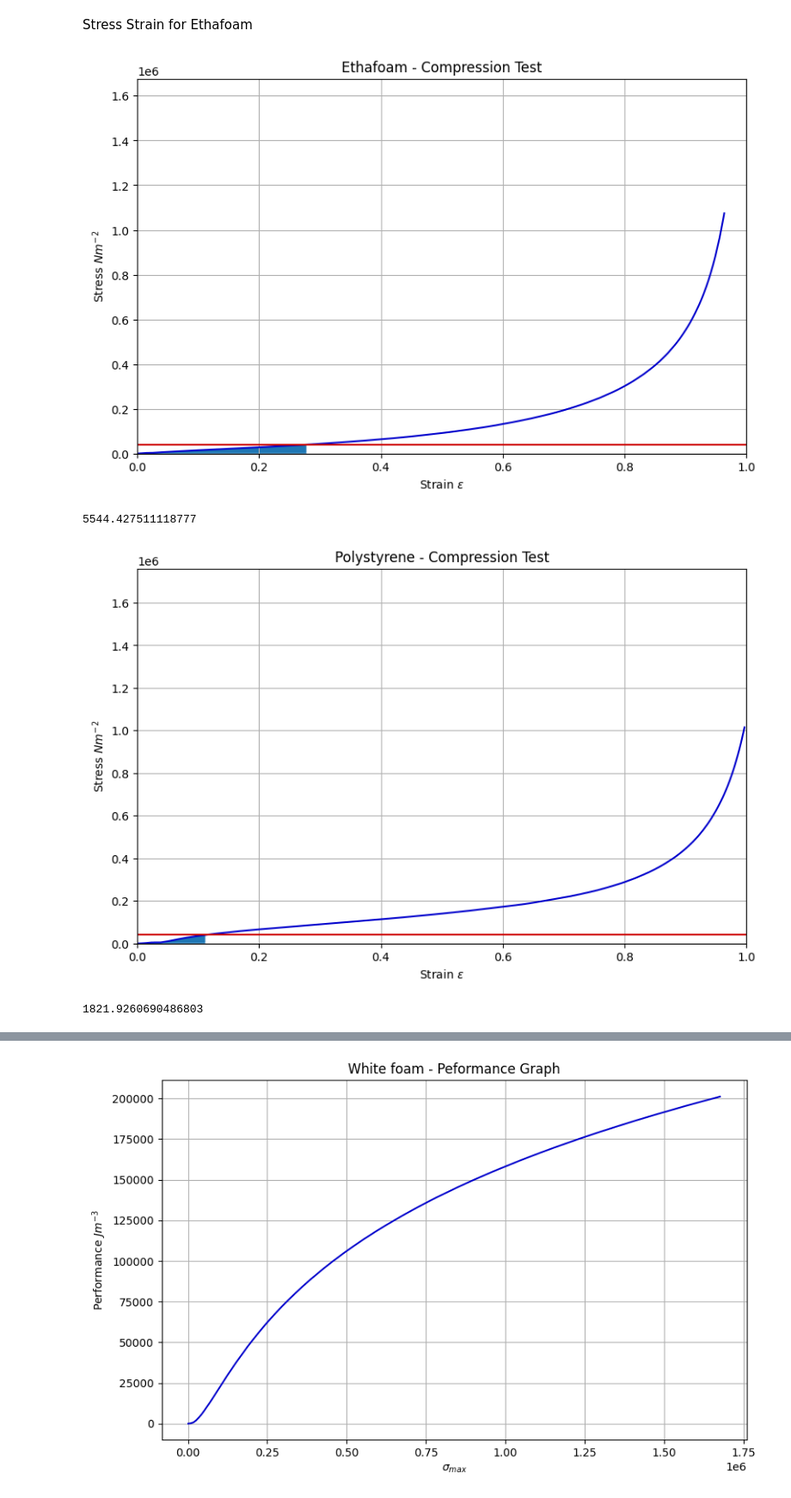
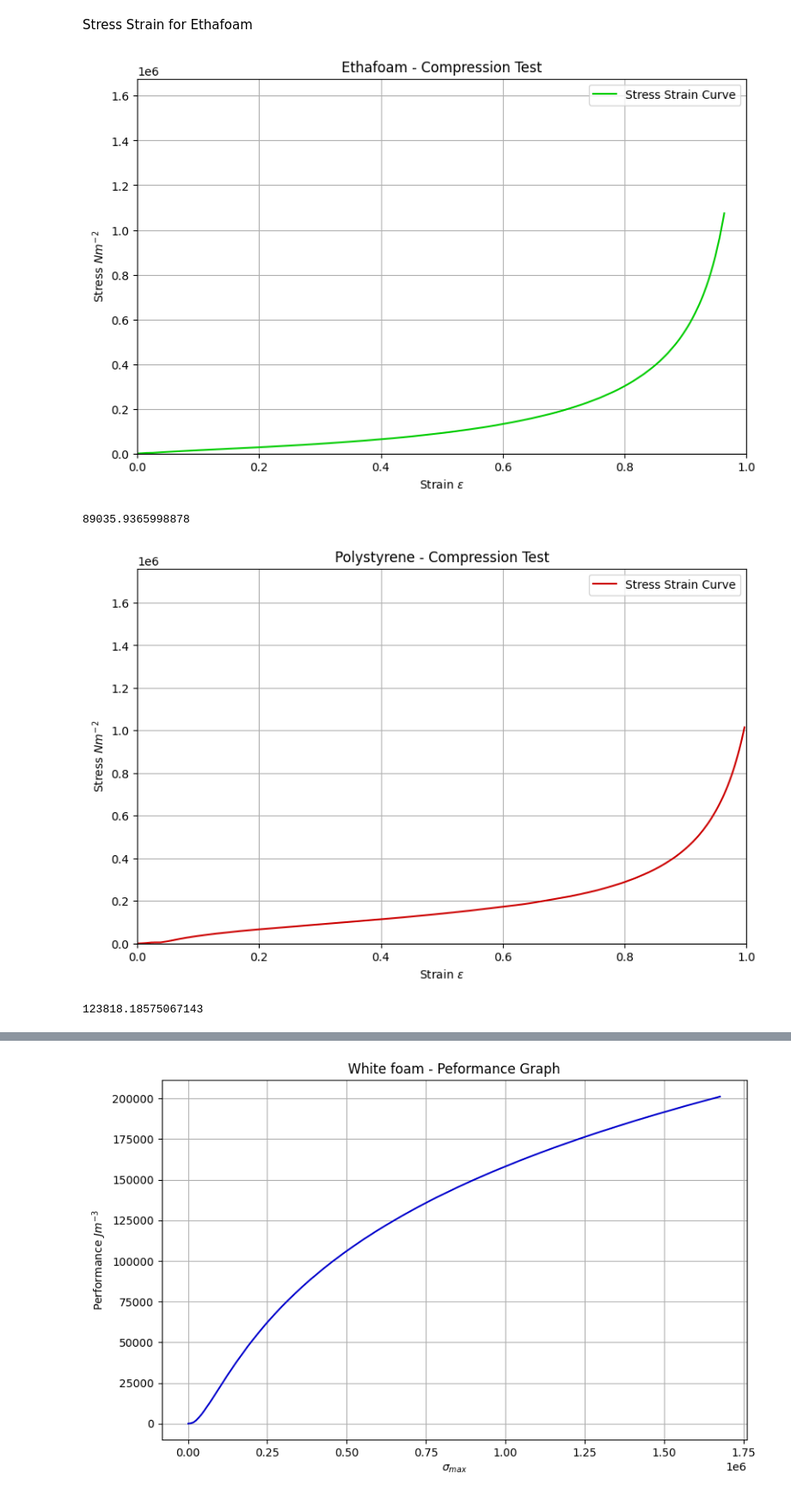
Before and after one commit to JRT03/PackingFoam_Project, a Jupyter notebook: Stress_strain_curves.ipynb, the cells around one changed output, grey strips where cells are left out. Shown: that part at 86% size. Saved outputs shown, nothing was run; the diff lists cells and outputs as text; code cells hidden in the pictures.

Commit message:
Colored stress strain curves

```diff
--- a/Stress_strain_curves.ipynb
+++ b/Stress_strain_curves.ipynb
@@ -56,6 +59,6 @@ plt.xlim(0,20)
 # %%
 
-sigmax = 0.04e6
+sigmax = 0.4e6
 strain_white = (F_dis_white[14:,0] - 0.10827) *(1/20)
 stress_white = (F_dis_white[14:,1] - 0.92613) *(1/(1237.8e-6))
 threshold = find_threshold(sigmax,stress_white)
@@ -63,16 +66,19 @@ area , final_strain = area_up_to_sigmax(stress_white,strain_white,sigmax)
 
 x = np.arange(0,1,0.001)
 max_stress = np.ones(len(x))*sigmax
+
 plt.figure(figsize=(9.5,6),dpi=100)
 plt.grid()
-plt.plot(strain_white,stress_white,'-',linewidth=1.5,color = [0, 0, 0.8])
-plt.plot(x,max_stress,'-',linewidth=1.5,color =[0.8,0,0])
+plt.plot(strain_white,stress_white,'-',linewidth=1.5,color = [0, 0, 0.8],label='Stress Strain Curve')
+#plt.plot(x,max_stress,'-',linewidth=1.5,color =[0.63,0.13,0.94],label = 'Maximum stress allowable - $\sigma_{max}$')
 plt.xlabel('Strain $\epsilon$')
 plt.ylabel('Stress $Nm^{-2}$')
 plt.title('White Foam - Compression Test')
 plt.ylim(0,1.05*stress_white[-1])
 plt.xlim(0,1)
-plt.fill_between(strain_white,stress_white, where=(strain_white <= final_strain))
+#plt.fill_between(strain_white,stress_white, where=(strain_white <= final_strain))
+plt.legend()
+plt.savefig('WhiteFoam_compression.png')
 plt.show()
 
 print('The error in the stress value by using the data point just below')
@@ -96,28 +102,28 @@ Stress Strain for Ethafoam
 # %%
 F_dis_etha = genfromtxt('Ethafoam.csv',delimiter=',')
 
 strain_etha = (F_dis_etha[21:,0]-0.06648) *(1/27)
 stress_etha = (F_dis_etha[21:,1]-0.97544) *(1/(2.0228e-3))
 threshold = find_threshold(sigmax,stress_etha)
 area , final_strain = area_up_to_sigmax(stress_etha,strain_etha,sigmax)
 
-x = np.arange(0,1,0.001)
-max_stress = np.ones(len(x))*sigmax
 plt.figure(figsize=(9.5,6),dpi=100)
 plt.grid()
-plt.plot(strain_etha,stress_etha,'-',linewidth=1.5,color = [0, 0, 0.8])
-plt.plot(x,max_stress,'-',linewidth=1.5,color =[0.8,0,0])
+plt.plot(strain_etha,stress_etha,'-',linewidth=1.5,color = [0, 0.8, 0],label='Stress Strain Curve')
+#plt.plot(x,max_stress,'-',linewidth=1.5,color =[0.8,0,0],label = 'Maximum stress allowable - $\sigma_{max}$')
 plt.xlabel('Strain $\epsilon$')
 plt.ylabel('Stress $Nm^{-2}$')
 plt.title('Ethafoam - Compression Test')
 plt.ylim(0,stress_white[-1])
 plt.xlim(0,1)
-plt.fill_between(strain_etha,stress_etha, where=(strain_etha <= final_strain))
+#plt.fill_between(strain_etha,stress_etha, where=(strain_etha <= final_strain))
+plt.legend()
+plt.savefig('Ethafoam_compression.png')
 plt.show()
 print(area)
 # %% [output]
-[figure, old version]
+[figure, new version]
-5544.427511118777
+89035.9365998878
 # %%
 F_dis_sty = genfromtxt('Polystyrene.csv',delimiter=',')
 
@@ -126,20 +132,20 @@ stress_sty = (F_dis_sty[54:,1]-1.17902) *(1/(2.0228e-3))
 threshold = find_threshold(sigmax,stress_sty)
 area , final_strain = area_up_to_sigmax(stress_sty,strain_sty,sigmax)
 
-x = np.arange(0,1,0.001)
-max_stress = np.ones(len(x))*sigmax
 plt.figure(figsize=(9.5,6),dpi=100)
 plt.grid()
-plt.plot(strain_sty,stress_sty,'-',linewidth=1.5,color = [0, 0, 0.8])
-plt.plot(x,max_stress,'-',linewidth=1.5,color =[0.8,0,0])
+plt.plot(strain_sty,stress_sty,'-',linewidth=1.5,color = [0.8, 0, 0],label='Stress Strain Curve')
+#plt.plot(x,max_stress,'-',linewidth=1.5,color =[0.8,0,0],label = 'Maximum stress allowable - $\sigma_{max}$')
 plt.xlabel('Strain $\epsilon$')
 plt.ylabel('Stress $Nm^{-2}$')
 plt.title('Polystyrene - Compression Test')
 plt.ylim(0,1.05*stress_white[-1])
 plt.xlim(0,1)
-plt.fill_between(strain_sty,stress_sty, where=(strain_sty <= final_strain))
+#plt.fill_between(strain_sty,stress_sty, where=(strain_sty <= final_strain))
+plt.legend()
+plt.savefig('Polystyrene_compression.png')
 plt.show()
 print(area)
 # %% [output]
-[figure, old version]
+[figure, new version]
-1821.9260690486803
+123818.18575067143
```
Also changed, not shown: parts of 13 cells of this notebook.
